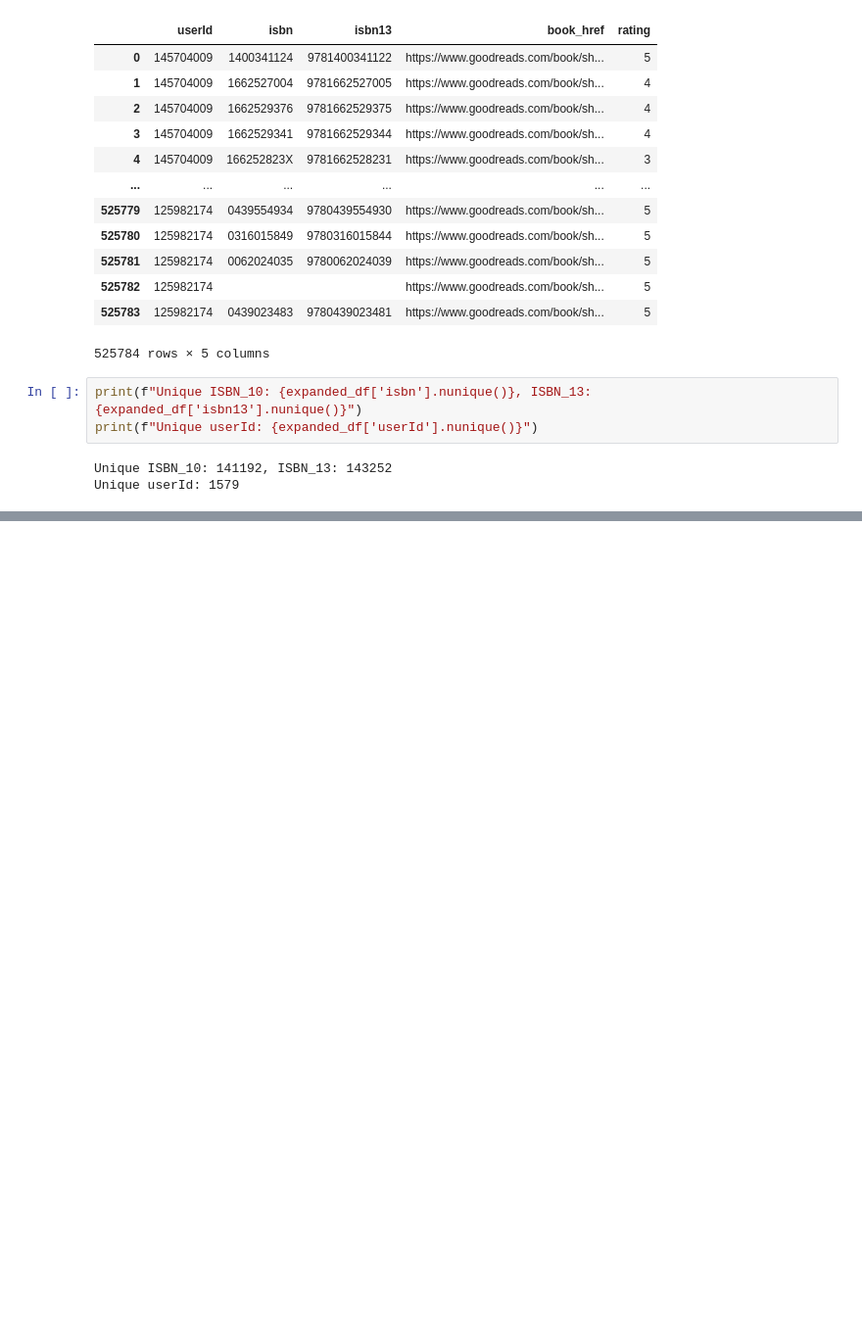
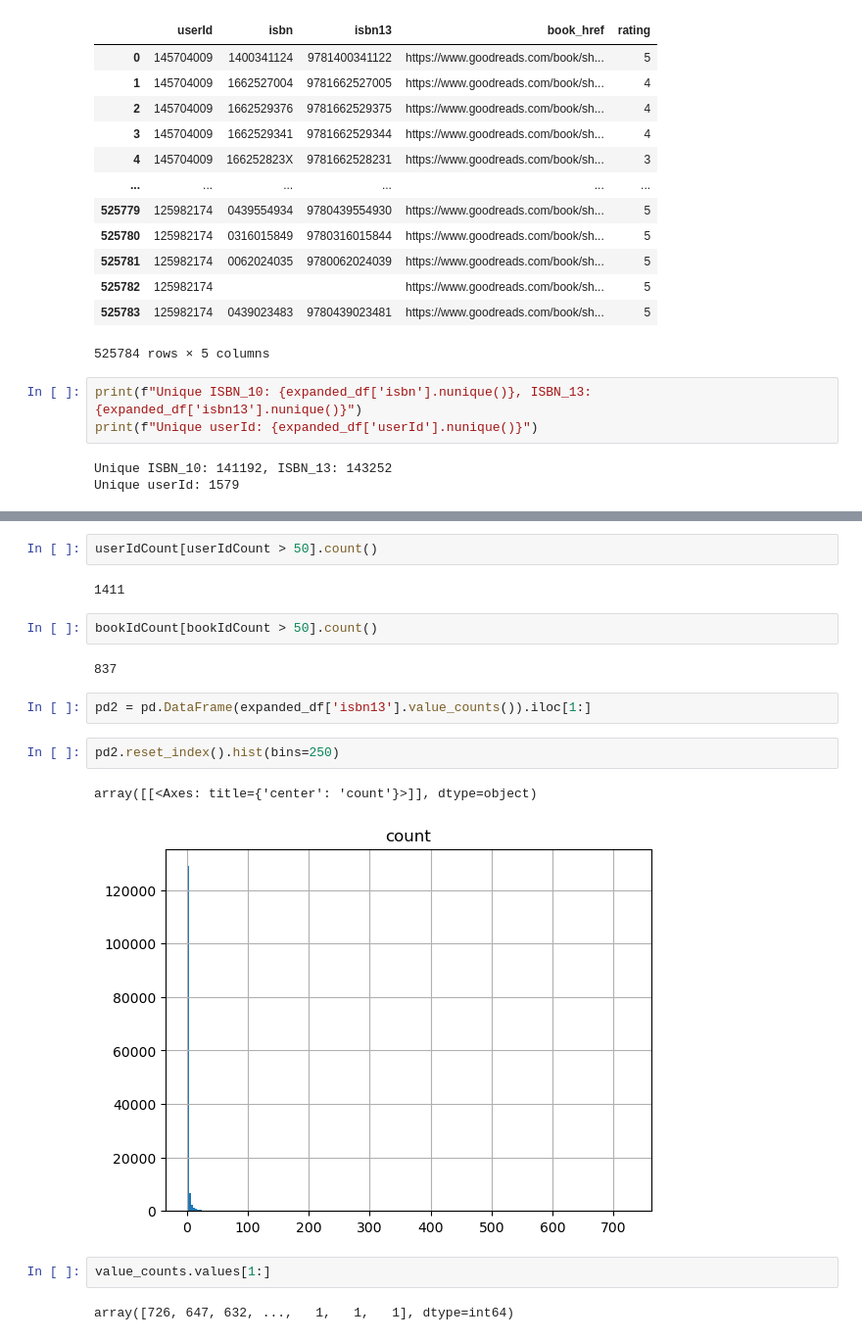
Before and after one commit to hwangisgone/book-rec-2, a Jupyter notebook: data-pipeline/Test data.ipynb, the cells around one changed output, grey strips where cells are left out. Shown at 98% size. Cells and saved outputs as stored; diff of their text form; blank space fills up the shorter version.

Commit message:
update test data

```diff
--- a/data-pipeline/Test data.ipynb
+++ b/data-pipeline/Test data.ipynb
@@ -141,0 +177,19 @@ Unique userId: 1579
+# %%
+userIdCount[userIdCount > 50].count()
+# %% [output]
+1411
+# %%
+bookIdCount[bookIdCount > 50].count()
+# %% [output]
+837
+# %%
+pd2 = pd.DataFrame(expanded_df['isbn13'].value_counts()).iloc[1:]
+# %%
+pd2.reset_index().hist(bins=250)
+# %% [output]
+array([[<Axes: title={'center': 'count'}>]], dtype=object)
+[figure, added]
+# %%
+value_counts.values[1:]
+# %% [output]
+array([726, 647, 632, ...,   1,   1,   1], dtype=int64)
```
Also changed, not shown: parts of 6 cells of this notebook, 3 other files.
